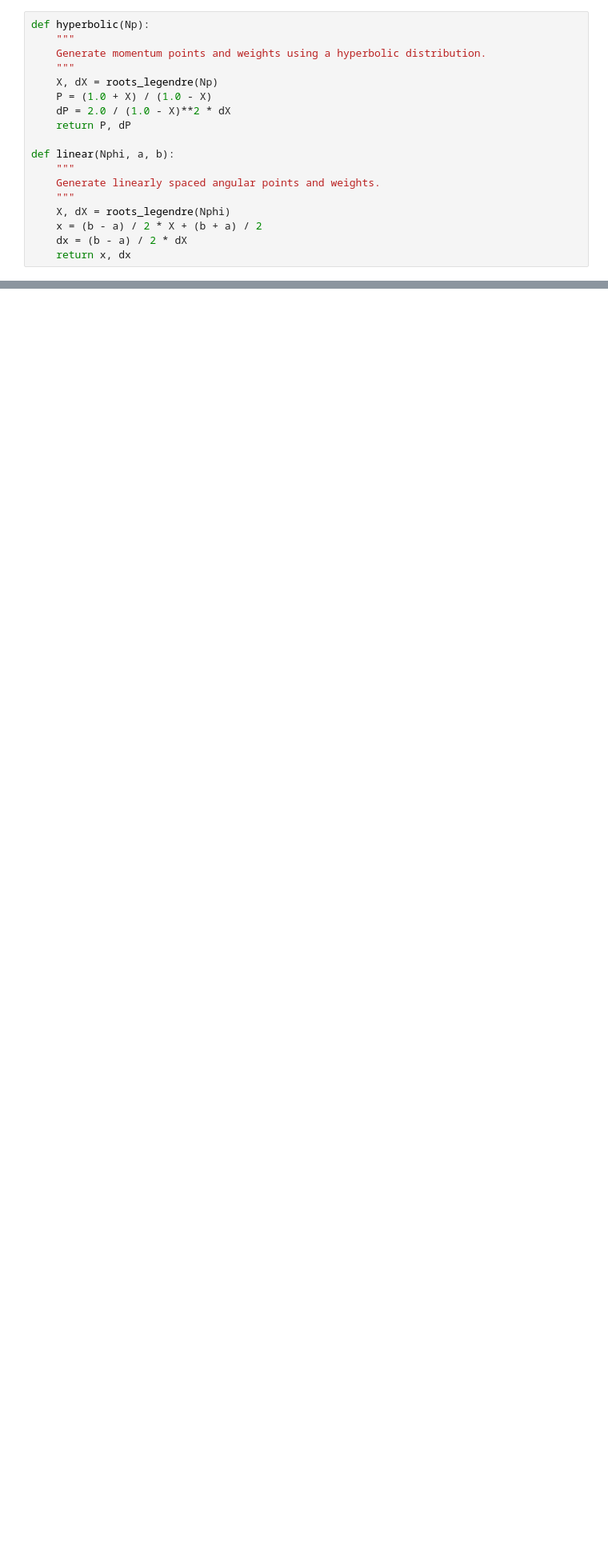
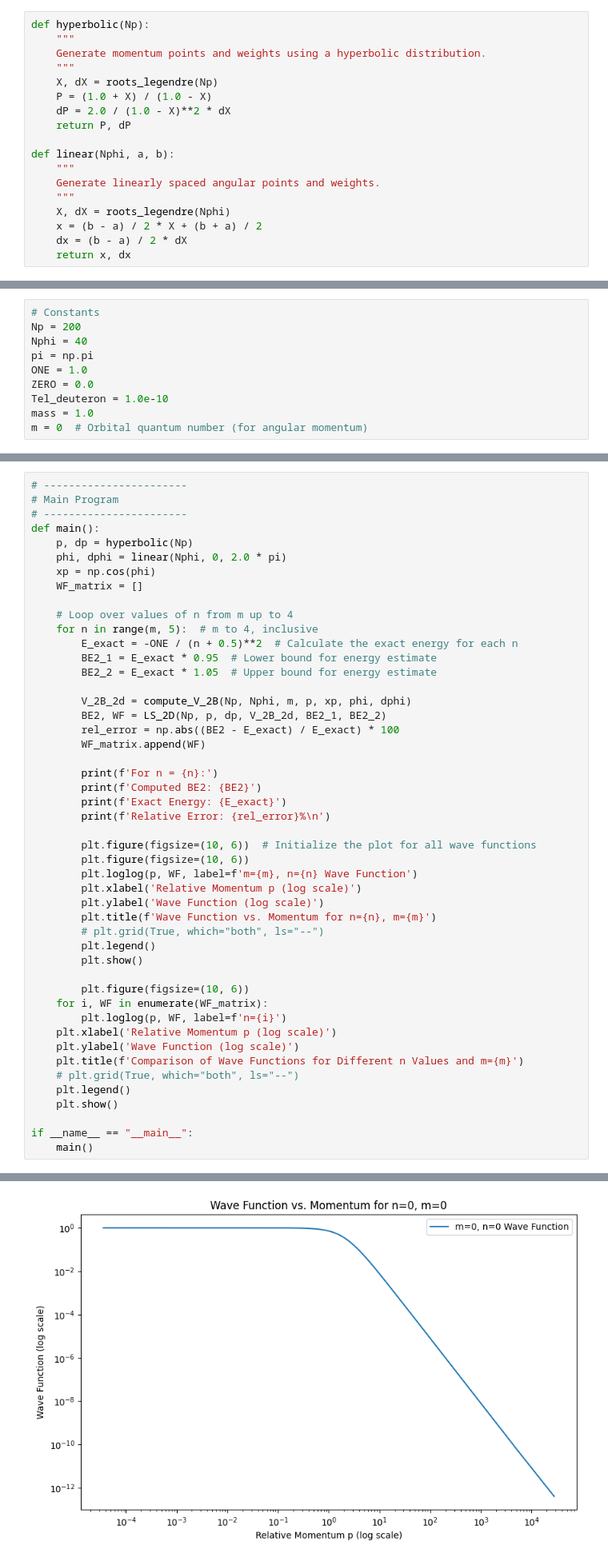
Before and after one commit to CSU-Physics/Hydrogn_2D.github.io, a Jupyter notebook: content/ran.ipynb, the cells around one changed output, grey strips where cells are left out. Shown at 80% size. Saved outputs shown, nothing was run; the diff lists cells and outputs as text; blank space fills up the shorter version.

```diff
--- a/content/ran.ipynb
+++ b/content/ran.ipynb
@@ -170,0 +177,10 @@ Rel % Difference: 2.747006193907642
+# %%
+# Constants
+Np = 200
+Nphi = 40
+pi = np.pi
+ONE = 1.0
+ZERO = 0.0
+Tel_deuteron = 1.0e-10
+mass = 1.0
+m = 0  # Orbital quantum number (for angular momentum)
@@ -170,0 +337,49 @@ Rel % Difference: 2.747006193907642
+# %%
+# -----------------------
+# Main Program
+# -----------------------
+def main():
+    p, dp = hyperbolic(Np)
+    phi, dphi = linear(Nphi, 0, 2.0 * pi)
+    xp = np.cos(phi)
+    WF_matrix = []
+
+    # Loop over values of n from m up to 4
+    for n in range(m, 5):  # m to 4, inclusive
+        E_exact = -ONE / (n + 0.5)**2  # Calculate the exact energy for each n
+        BE2_1 = E_exact * 0.95  # Lower bound for energy estimate
+        BE2_2 = E_exact * 1.05  # Upper bound for energy estimate
+
+        V_2B_2d = compute_V_2B(Np, Nphi, m, p, xp, phi, dphi)
+        BE2, WF = LS_2D(Np, p, dp, V_2B_2d, BE2_1, BE2_2)
+        rel_error = np.abs((BE2 - E_exact) / E_exact) * 100
+        WF_matrix.append(WF)
+
+        print(f'For n = {n}:')
+        print(f'Computed BE2: {BE2}')
+        print(f'Exact Energy: {E_exact}')
+        print(f'Relative Error: {rel_error}%\n')
+
+        plt.figure(figsize=(10, 6))  # Initialize the plot for all wave functions
+        plt.figure(figsize=(10, 6))
+        plt.loglog(p, WF, label=f'm={m}, n={n} Wave Function')
+        plt.xlabel('Relative Momentum p (log scale)')
+        plt.ylabel('Wave Function (log scale)')
+        plt.title(f'Wave Function vs. Momentum for n={n}, m={m}')
+        # plt.grid(True, which="both", ls="--")
+        plt.legend()
+        plt.show()
+
+        plt.figure(figsize=(10, 6))
+    for i, WF in enumerate(WF_matrix):
+        plt.loglog(p, WF, label=f'n={i}')
+    plt.xlabel('Relative Momentum p (log scale)')
+    plt.ylabel('Wave Function (log scale)')
+    plt.title(f'Comparison of Wave Functions for Different n Values and m={m}')
+    # plt.grid(True, which="both", ls="--")
+    plt.legend()
+    plt.show()
+
+if __name__ == "__main__":
+    main()
+# %% [output]
@@ -170,0 +404 @@ Rel % Difference: 2.747006193907642
+[figure, added]
```
Also changed, not shown: parts of 6 cells of this notebook.
